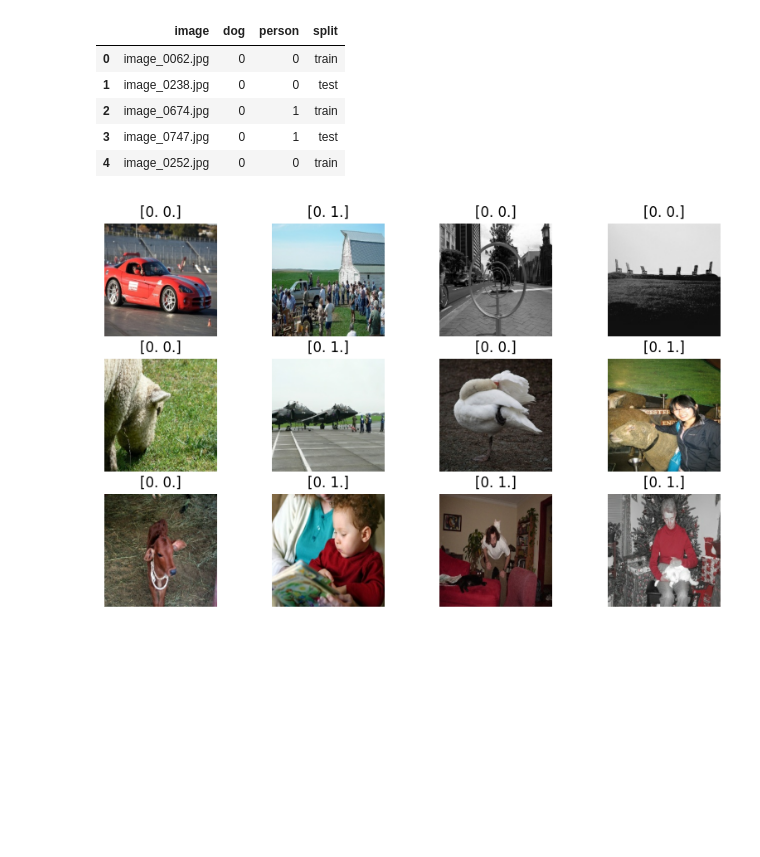
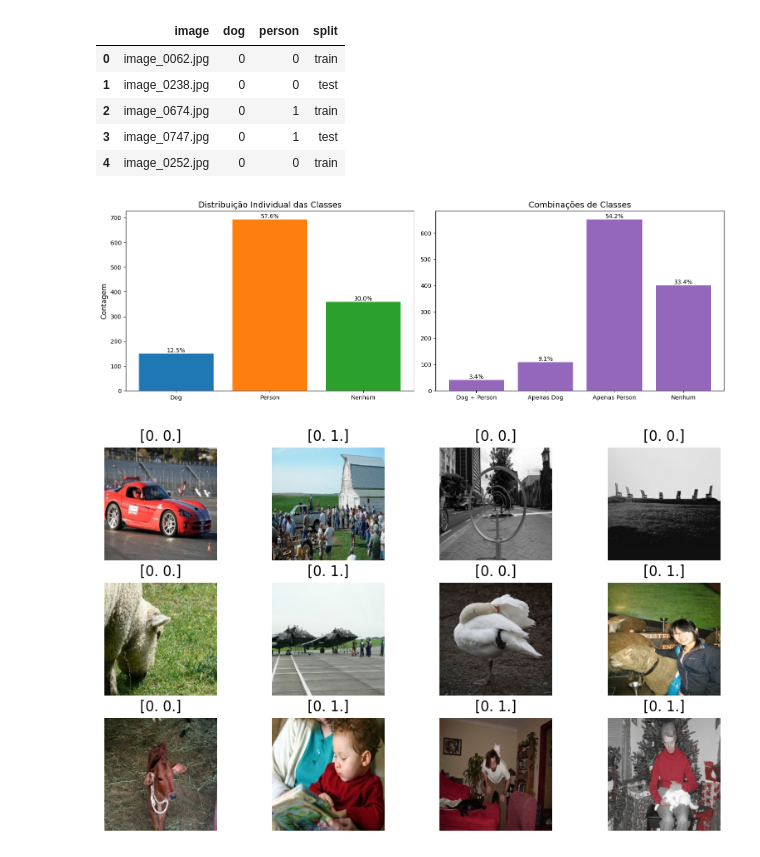
Before and after one commit to olile11/Inf1015-projects, a Jupyter notebook: Computer_assignment_1_template.ipynb, the cells around one changed output. Cells and saved outputs as stored; diff of their text form; code cells hidden in the pictures; blank space fills up the shorter version.

```diff
--- a/Computer_assignment_1_template.ipynb
+++ b/Computer_assignment_1_template.ipynb
@@ -65,6 +65,64 @@ def print_imgs(batched):
             plt.imshow(img[i].numpy().astype("uint8"))
             plt.title(labels[i].numpy())
             plt.axis("off")
+# %%
+import pandas as pd
+import matplotlib.pyplot as plt
+
+# Carregar os dados
+df = pd.read_csv('annotations.csv')
+
+class_counts = df[['dog', 'person']].sum().sort_values(ascending=False)
+combination_counts = df.groupby(['dog', 'person']).size()
+
+plt.figure(figsize=(15, 5))
+
+# Subplot 1: Distribuição Individual
+plt.subplot(1, 2, 1)
+bars = plt.bar(
+    ['Dog', 'Person', 'Nenhum'],
+    [class_counts['dog'], class_counts['person'], len(df) - class_counts.sum()],
+    color=['#1f77b4', '#ff7f0e', '#2ca02c']
+)
+plt.title('Distribuição Individual das Classes', fontsize=14)
+plt.ylabel('Contagem', fontsize=12)
+
+total = len(df)
+for bar in bars:
+    height = bar.get_height()
+    plt.text(bar.get_x() + bar.get_width()/2., height,
+             f'{height/total:.1%}',
+             ha='center', va='bottom')
+
+# Subplot 2: Combinações de Classes
+plt.subplot(1, 2, 2)
+comb_labels = [
+    'Dog + Person',
+    'Apenas Dog',
+    'Apenas Person',
+    'Nenhum'
+]
+comb_values = [
+    combination_counts.get((1,1), 0),
+    combination_counts.get((1,0), 0),
+    combination_counts.get((0,1), 0),
+    combination_counts.get((0,0), 0)
+]
+
+bars = plt.bar(comb_labels, comb_values, color='#9467bd')
+plt.title('Combinações de Classes', fontsize=14)
+
+# Adicionar porcentagens
+for bar in bars:
+    height = bar.get_height()
+    plt.text(bar.get_x() + bar.get_width()/2., height,
+             f'{height/total:.1%}',
+             ha='center', va='bottom')
+
+plt.tight_layout()
+plt.show()
+# %% [output]
+[figure, added]
 # %%
 print_imgs(img_train)
 # %% [output]
```
Also changed, not shown: parts of 5 cells of this notebook.
